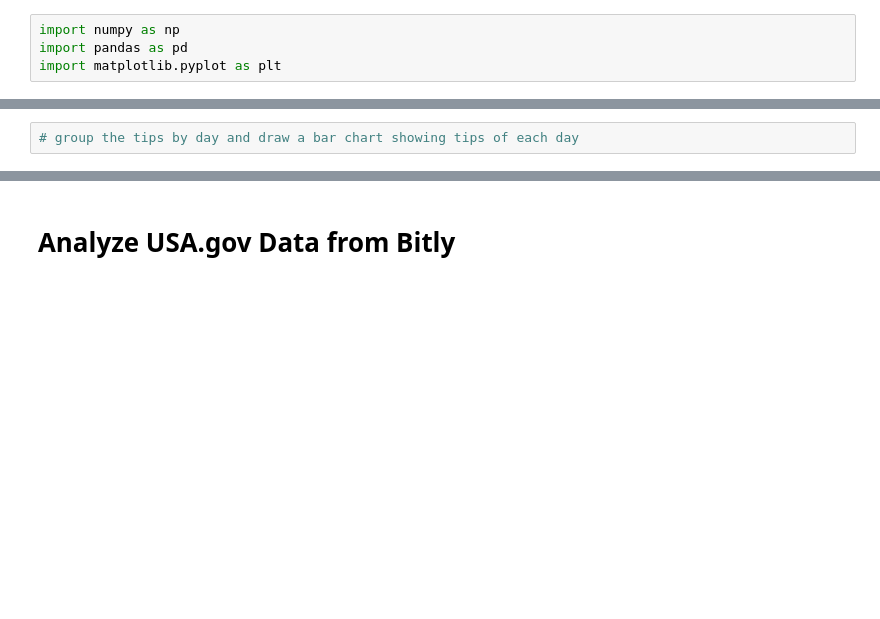
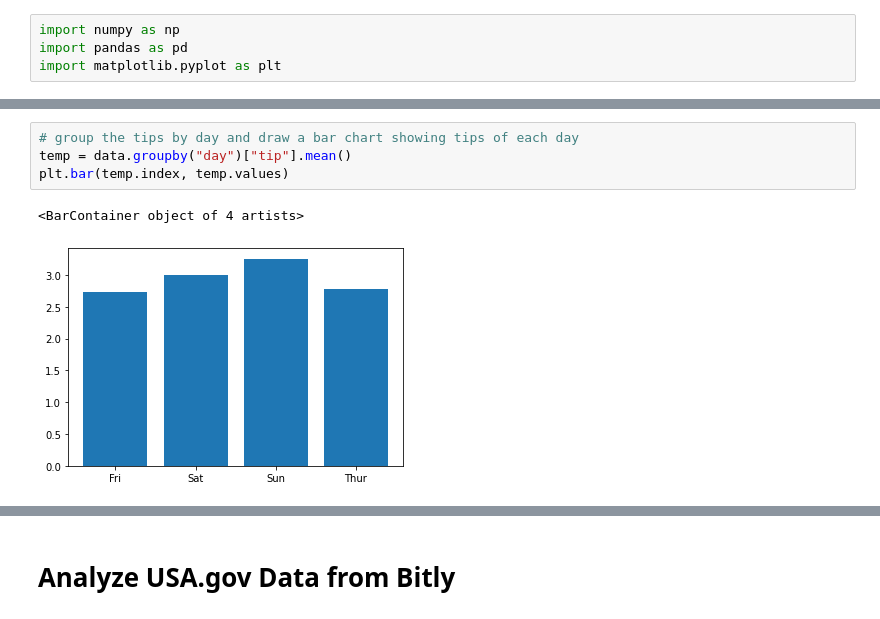
Before and after one commit to OmarInCS/data-analysis-visulization-python, a Jupyter notebook: week4/day1/lesson-8-visualization.ipynb, the cells around one changed output, grey strips where cells are left out. Saved outputs shown, nothing was run; the diff lists cells and outputs as text; blank space fills up the shorter version.

```diff
--- a/week4/day1/lesson-8-visualization.ipynb
+++ b/week4/day1/lesson-8-visualization.ipynb
@@ -17,4 +37,9 @@ import matplotlib.pyplot as plt
 # %%
 # group the tips by day and draw a bar chart showing tips of each day
+temp = data.groupby("day")["tip"].mean()
+plt.bar(temp.index, temp.values)
+# %% [output]
+<BarContainer object of 4 artists>
+[figure, added]
 # %%
 # with the same groups draw a horizontal bar chart, try to change height and color
```
Also changed, not shown: parts of 34 cells of this notebook, 4 other files.
